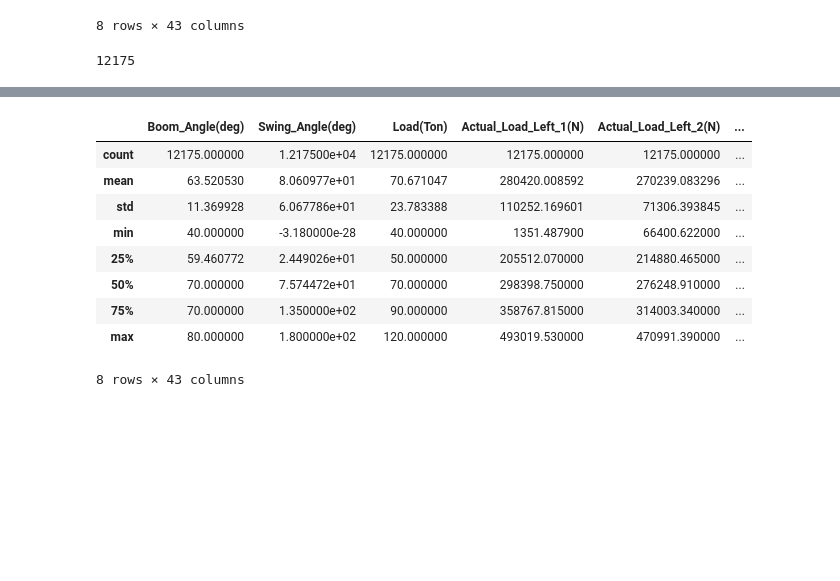
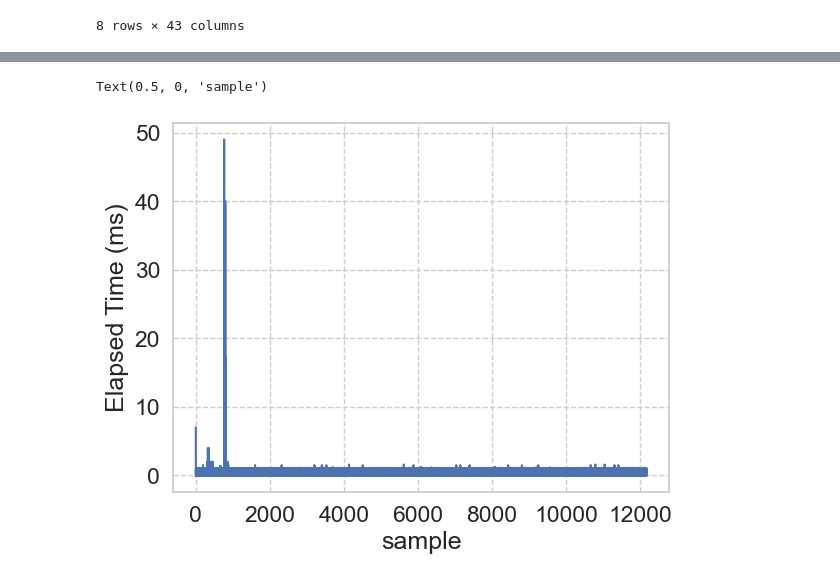
Before and after one commit to jinbeomjeong/estimate_crawler_crane_ground_pressure, a Jupyter notebook: benchmark_model.ipynb, the cells around one changed output, grey strips where cells are left out. Cells and saved outputs as stored; diff of their text form; code cells hidden in the pictures; blank space fills up the shorter version.

```diff
--- a/benchmark_model.ipynb
+++ b/benchmark_model.ipynb
@@ -126,6 +156,7 @@ input_data = val_feature.values.astype(np.float32)
 # %%
 onnx_elapsed_time_list = []
 onnx_pred_list = []
+onnx_cpu_usage_list = []
 
 for input_val in tqdm(input_data):
     input_val = input_val.reshape(1, -1)
@@ -134,5 +165,10 @@ for input_val in tqdm(input_data):
 
     onnx_elapsed_time_list.append(time.time() - t0)
     onnx_pred_list.append(onnx_pred)
+    onnx_cpu_usage_list.append(psutil.cpu_percent(interval=None, percpu=False))
+# %%
+onnx_elapsed_time_arr = np.array(onnx_elapsed_time_list)
+onnx_pred_arr = np.vstack(onnx_pred_list)
+onnx_cpu_usage_arr = np.array(onnx_cpu_usage_list)
 # %%
 np.savetxt('result\\onnx_elapsed_time.csv', np.vstack(onnx_elapsed_time_list), delimiter=',')
@@ -141,14 +175,7 @@ onnx_pred_arr = np.vstack(onnx_pred_list)
-# %%
-onnx_elapsed_time_arr = np.zeros(len(onnx_elapsed_time_list), dtype=np.float64)
-
-for i, elapsed_time in enumerate(onnx_elapsed_time_list):
-    onnx_elapsed_time_arr[i] = elapsed_time
-# %%
-len(onnx_elapsed_time_arr)
-# %% [output]
-12175
 # %%
-fig = px.line(y=onnx_elapsed_time_arr*1000 , title='onnx model elapsed time(msec)')
-fig.update_yaxes(range=[0, 5])
-fig.show()
+sns.set(font_scale=1.5)
+sns.set_style("whitegrid", {'grid.linestyle': '--'})
+sns.lineplot(onnx_elapsed_time_arr*1000)
+plt.ylabel('Elapsed Time (ms)')
+plt.xlabel('sample')
 # %% [output]
@@ -156,18 +182,2 @@ fig.show()
+Text(0.5, 0, 'sample')
+[figure, added]
-# %%
-actual_load = val_dataset[dataset_inst.get_data_target_names()].values
-absolute_error = pd.DataFrame(abs(actual_load-onnx_pred_arr), columns=absolute_error_names)
-relative_error = pd.DataFrame((abs(actual_load-onnx_pred_arr)/abs(actual_load))*100, columns=relative_error_names)
-onnx_result = pd.concat([val_dataset, pd.DataFrame(onnx_pred_arr, columns=dataset_inst.get_data_target_names()) , absolute_error, relative_error], axis=1)
-
-onnx_result.describe()
-# %% [output]
-|  | Boom_Angle(deg) | Swing_Angle(deg) | Load(Ton) | Actual_Load_Left_1(N) | Actual_Load_Left_2(N) | ... |
-| count | 12175.000000 | 1.217500e+04 | 12175.000000 | 12175.000000 | 12175.000000 | ... |
-| mean | 63.520530 | 8.060977e+01 | 70.671047 | 280420.008592 | 270239.083296 | ... |
-| std | 11.369928 | 6.067786e+01 | 23.783388 | 110252.169601 | 71306.393845 | ... |
-| min | 40.000000 | -3.180000e-28 | 40.000000 | 1351.487900 | 66400.622000 | ... |
-| 25% | 59.460772 | 2.449026e+01 | 50.000000 | 205512.070000 | 214880.465000 | ... |
-| 50% | 70.000000 | 7.574472e+01 | 70.000000 | 298398.750000 | 276248.910000 | ... |
-| 75% | 70.000000 | 1.350000e+02 | 90.000000 | 358767.815000 | 314003.340000 | ... |
-| max | 80.000000 | 1.800000e+02 | 120.000000 | 493019.530000 | 470991.390000 | ... |
-8 rows × 43 columns
```
Also changed, not shown: parts of 17 cells of this notebook.
